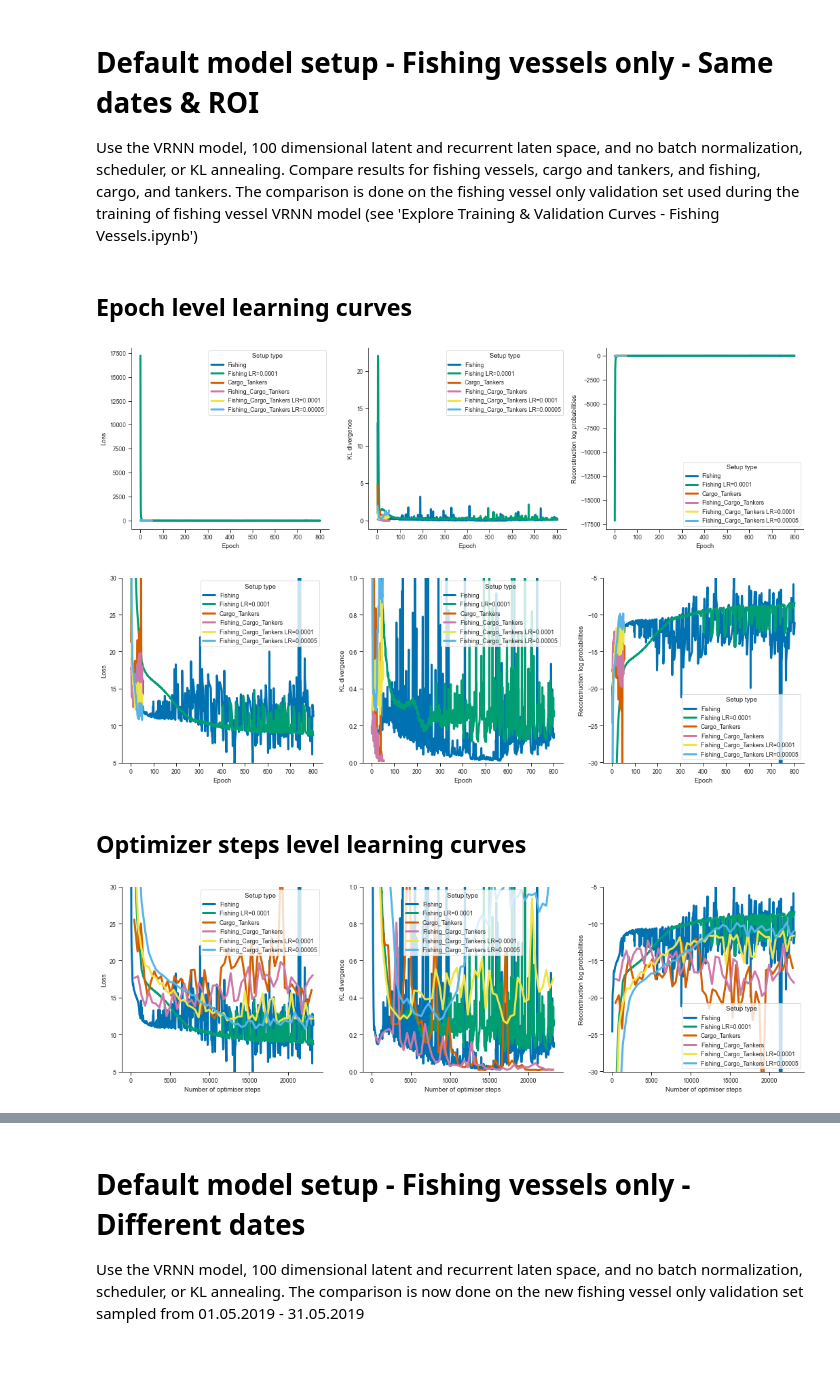
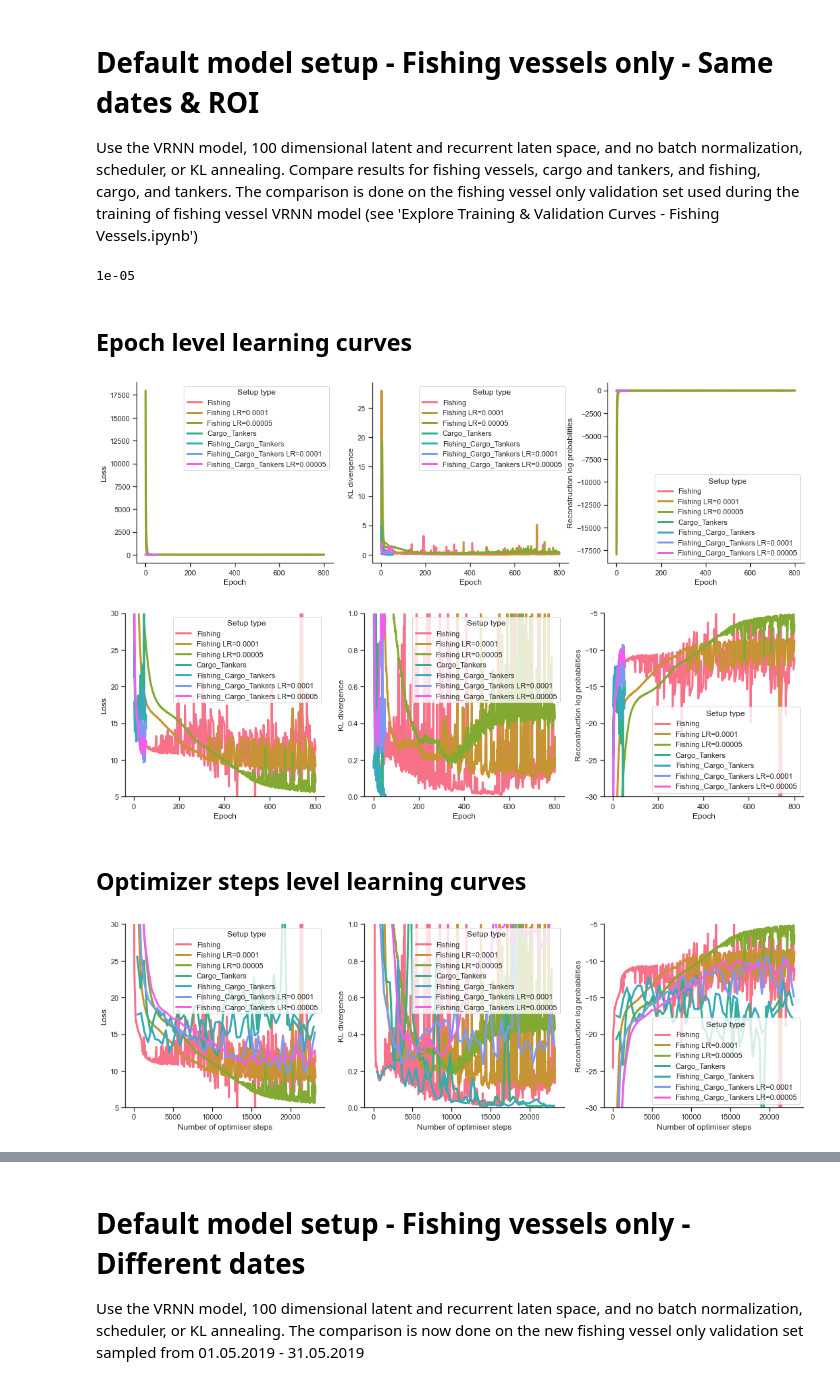
Before and after one commit to ThordurPall/vessel-trajectory-anomaly-detection, a Jupyter notebook: notebooks/Model Training/Learning Curves/Continuous Representation/Explore Fishing Vessels Only Validation Curves - Comparison.ipynb, the cells around one changed output, grey strips where cells are left out. Saved outputs shown, nothing was run; the diff lists cells and outputs as text; code cells hidden in the pictures; blank space fills up the shorter version.

Commit message:
Updating Bornholm learning curves with new run

```diff
--- a/notebooks/Model Training/Learning Curves/Continuous Representation/Explore Fishing Vessels Only Validation Curves - Comparison.ipynb
+++ b/notebooks/Model Training/Learning Curves/Continuous Representation/Explore Fishing Vessels Only Validation Curves - Comparison.ipynb
@@ -7,6 +7,11 @@ import pandas as pd
 # %% [markdown]
 # Default model setup - Fishing vessels only - Same dates & ROI
 Use the VRNN model, 100 dimensional latent and recurrent laten space, and no batch normalization, scheduler, or KL annealing. Compare results for fishing vessels, cargo and tankers, and fishing, cargo, and tankers. The comparison is done on the fishing vessel only validation set used during the training of fishing vessel VRNN model (see 'Explore Training & Validation Curves - Fishing Vessels.ipynb')
+# %%
+learning_rate = 0.00001
+learning_rate
+# %% [output]
+1e-05
 # %% [markdown]
 ## Epoch level learning curves
 # %%
@@ -26,27 +31,21 @@ summary_models_fish_0001 = SummaryModels("RegionBornholm_01062019_30092019_Fish_
                                          learning_rate=learning_rate)
 df_fish_0001  = summary_models_fish_0001.load_curves_df(setup_type, validation_only=True)
 
-# df_track_lvl_fish = summary_models_fish.run_evaluation(setup_type=setup_type, fishing_file=fishing_file)["TrajectoryLevelData"]
 
-# setup_type = "Fishing_E300"
-# summary_models_fish_e300 = SummaryModels("RegionBornholm_01062019_30092019_Fish_14400_86400_600",
-#                                          model_prefix=model_prefix, intermediate_epoch=300)
-# df_track_lvl_fish_e300 = summary_models_fish_e300.run_evaluation(setup_type=setup_type,
-#                                                                  fishing_file=fishing_file)["TrajectoryLevelData"]
+learning_rate = 0.00005
+setup_type = "Fishing LR=0.00005"
+summary_models_fish_00005 = SummaryModels("RegionBornholm_01062019_30092019_Fish_14400_86400_600",
+                                         model_prefix=model_prefix, generative_dist=generative_dist,
+                                         learning_rate=learning_rate)
+df_fish_00005 = summary_models_fish_00005.load_curves_df(setup_type, validation_only=True)
 
-# setup_type = "Fishing_I0.5"
-# summary_models_fish_i05 = SummaryModels("RegionBornholm_01062019_30092019_Fish_14400_86400_600",
-#                                        model_prefix=model_prefix, inject_cargo_proportion=0.5)
-# df_fish_i05 = summary_models_fish_i05.load_curves_df(setup_type, validation_only=True)
-# df_track_lvl_fish_i05 = summary_models_fish_i05.run_evaluation(setup_type=setup_type,
-#                                                               fishing_file=fishing_file)["TrajectoryLevelData"]
+#learning_rate = 0.00001
+#setup_type = "Fishing LR=0.00001"
+#summary_models_fish_00001 = SummaryModels("RegionBornholm_01062019_30092019_Fish_14400_86400_600",
+#                                         model_prefix=model_prefix, generative_dist=generative_dist,
+#                                         learning_rate=learning_rate)
+#df_fish_00001  = summary_models_fish_00001.load_curves_df(setup_type, validation_only=True)
 
-# setup_type = "Fishing_I2.0"
-# summary_models_fish_i20 = SummaryModels("RegionBornholm_01062019_30092019_Fish_14400_86400_600",
-#                                         model_prefix=model_prefix, inject_cargo_proportion= 2.0)
-# df_fish_i20 = summary_models_fish_i20.load_curves_df(setup_type, validation_only=True)
-# df_track_lvl_fish_i20 = summary_models_fish_i20.run_evaluation(setup_type=setup_type,
- #                                                               fishing_file=fishing_file)["TrajectoryLevelData"]
 
 setup_type = "Cargo_Tankers"
 summary_models_carg_tank = SummaryModels("RegionBornholm_01062019_30092019_CargTank_14400_86400_600",
@@ -62,41 +61,43 @@ df_fish_carg_tank = summary_models_fish_carg_tank.load_curves_df(setup_type, val
 # df_track_lvl_fish_carg_tank = summary_models_fish_carg_tank.run_evaluation(setup_type=setup_type,
  #                                                                           fishing_file=fishing_file)["TrajectoryLevelData"]
 
 learning_rate = 0.0001
 setup_type = "Fishing_Cargo_Tankers LR=0.0001"
 summary_models_fish_carg_tank_0001 = SummaryModels("RegionBornholm_01062019_30092019_FishCargTank_14400_86400_600",
                                                    model_prefix=model_prefix, generative_dist=generative_dist,
                                                    learning_rate=learning_rate)
 df_fish_carg_tank_0001  = summary_models_fish_carg_tank_0001.load_curves_df(setup_type, validation_only=True)
 # df_track_lvl_fish_carg_tank = summary_models_fish_carg_tank.run_evaluation(setup_type=setup_type,
  #                                                                           fishing_file=fishing_file)["TrajectoryLevelData"]
 
 learning_rate = 0.00005
 setup_type = "Fishing_Cargo_Tankers LR=0.00005"
 summary_models_fish_carg_tank_00005 = SummaryModels("RegionBornholm_01062019_30092019_FishCargTank_14400_86400_600",
                                                    model_prefix=model_prefix, generative_dist=generative_dist,
                                                    learning_rate=learning_rate)
 df_fish_carg_tank_00005  = summary_models_fish_carg_tank_00005.load_curves_df(setup_type, validation_only=True)
 # df_track_lvl_fish_carg_tank = summary_models_fish_carg_tank.run_evaluation(setup_type=setup_type,
 #                                                                           fishing_file=fishing_file)["TrajectoryLevelData"]
 
 # Combine the different vessel type date frames
-# df = pd.concat([df_fish, df_fish_i05, df_fish_i20, df_carg_tank, df_fish_carg_tank])
-df = pd.concat([df_fish, df_fish_0001, df_carg_tank, df_fish_carg_tank, df_fish_carg_tank_0001, df_fish_carg_tank_00005])
-
+# df = pd.concat([df_fish, df_fish_0001, df_fish_00005, df_fish_00001, df_carg_tank,
+#                 df_fish_carg_tank, df_fish_carg_tank_0001, df_fish_carg_tank_00005])
+df = pd.concat([df_fish, df_fish_0001, df_fish_00005, df_carg_tank,
+                df_fish_carg_tank, df_fish_carg_tank_0001, df_fish_carg_tank_00005])
 df.reset_index(drop=True, inplace=True)
 
 # Plot the learning curves
 hue = "Setup type"
-# hue_order = ["Fishing", "Fishing_I0.5", "Fishing_I2.0", "Cargo_Tankers", "Fishing_Cargo_Tankers"]
-hue_order = ["Fishing", "Fishing LR=0.0001",  "Cargo_Tankers", "Fishing_Cargo_Tankers",
-             "Fishing_Cargo_Tankers LR=0.0001", "Fishing_Cargo_Tankers LR=0.00005"]
+#hue_order = ["Fishing", "Fishing LR=0.0001", "Fishing LR=0.00005", "Fishing LR=0.00001", "Cargo_Tankers",
+#             "Fishing_Cargo_Tankers","Fishing_Cargo_Tankers LR=0.0001", "Fishing_Cargo_Tankers LR=0.00005"]
+hue_order = ["Fishing", "Fishing LR=0.0001", "Fishing LR=0.00005", "Cargo_Tankers",
+             "Fishing_Cargo_Tankers","Fishing_Cargo_Tankers LR=0.0001", "Fishing_Cargo_Tankers LR=0.00005"]
 summary_models_fish_carg_tank.plot_curves(df[df["Data set type"] == "Validation"], hue, hue_order)
 summary_models_fish_carg_tank.plot_curves(df[df["Data set type"] == "Validation"], hue, hue_order,
                                           ylims=[(5, 30), (0, 1.0), (-30, -5)])
 # %% [output]
-[figure, old version]
+[figure, new version]
-[figure, old version]
+[figure, new version]
 # %% [markdown]
 ## Optimizer steps level learning curves
 # %%
@@ -104,8 +105,7 @@ summary_models_fish_carg_tank.plot_curves(df[df["Data set type"] == "Validation"
 level = "Step"
 df_fish = summary_models_fish.load_curves_df("Fishing", validation_only=True, level=level)
 df_fish_0001 = summary_models_fish_0001.load_curves_df("Fishing LR=0.0001", validation_only=True, level=level)
-# df_fish_i05 = summary_models_fish_i05.load_curves_df("Fishing_I0.5", validation_only=True, level=level)
-# df_fish_i20 = summary_models_fish_i20.load_curves_df("Fishing_I2.0", validation_only=True, level=level)
+df_fish_00005 = summary_models_fish_00005.load_curves_df("Fishing LR=0.00005", validation_only=True, level=level)
 df_carg_tank = summary_models_carg_tank.load_curves_df("Cargo_Tankers", validation_only=True, level=level)
 df_fish_carg_tank = summary_models_fish_carg_tank.load_curves_df("Fishing_Cargo_Tankers", validation_only=True, level=level)
 df_fish_carg_tank_0001 = summary_models_fish_carg_tank_0001.load_curves_df("Fishing_Cargo_Tankers LR=0.0001",
@@ -114,8 +114,8 @@ df_fish_carg_tank_00005 = summary_models_fish_carg_tank_00005.load_curves_df("Fi
                                                                              validation_only=True, level=level)
 
 # Combine the different vessel type date frames
-# df = pd.concat([df_fish, df_fish_i05, df_fish_i20, df_carg_tank, df_fish_carg_tank])
-df = pd.concat([df_fish, df_fish_0001, df_carg_tank, df_fish_carg_tank, df_fish_carg_tank_0001, df_fish_carg_tank_00005])
+df = pd.concat([df_fish, df_fish_0001, df_fish_00005, df_carg_tank, df_fish_carg_tank,
+                df_fish_carg_tank_0001, df_fish_carg_tank_00005])
 df.reset_index(drop=True, inplace=True)
 
 # Plot the learning curves
@@ -123,5 +123,5 @@ x = "Number of optimiser steps"
 summary_models_fish_carg_tank.plot_curves(df[df["Data set type"] == "Validation"], hue, hue_order,
                                           x=x, ylims=[(5, 30), (0, 1.0), (-30, -5)])
 # %% [output]
-[figure, old version]
+[figure, new version]
 # %%
```
Also changed, not shown: parts of 1 cell of this notebook.
